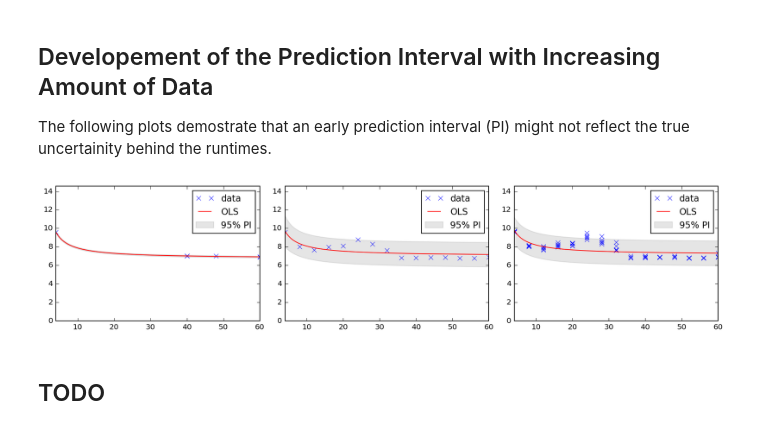
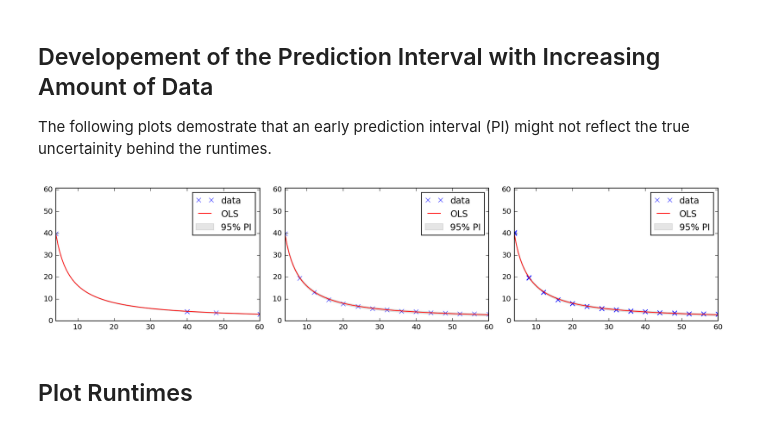
Before and after one commit to dos-group/runtime-prediction-experiments, a Jupyter notebook: analysis/performance-prediction-analysis.ipynb, the cells around one changed output. Cells and saved outputs as stored; diff of their text form; code cells hidden in the pictures.

```diff
--- a/analysis/performance-prediction-analysis.ipynb
+++ b/analysis/performance-prediction-analysis.ipynb
@@ -84,18 +83,16 @@ The following plots demostrate that an early prediction interval (PI) might not
 # %%
 np.random.seed(10000)
 
-df = pd.read_csv('tpchq10.flink.csv')
+df = pd.read_csv('data/wordcount.flink.csv')
 data = df.values
 data = remove_outlier_runs(data)
 
 x, y = data[:,0], data[:,1]/60000.
 
 idx1 = np.random.permutation(x.size)[:6]
 idx2 = np.arange(0, x.size, 5)
 idx3 = np.arange(x.size)
 
 ols_experiment(x, y, [idx1, idx2, idx3], fmap)
 # %% [output]
-[figure, old version]
+[figure, new version]
-# %% [markdown]
-## TODO
@@ -200,0 +99,2 @@ print 'std:', scores.std()
+# %% [markdown]
+## Plot Runtimes
```
Also changed, not shown: parts of 14 cells of this notebook, 7 other files.
